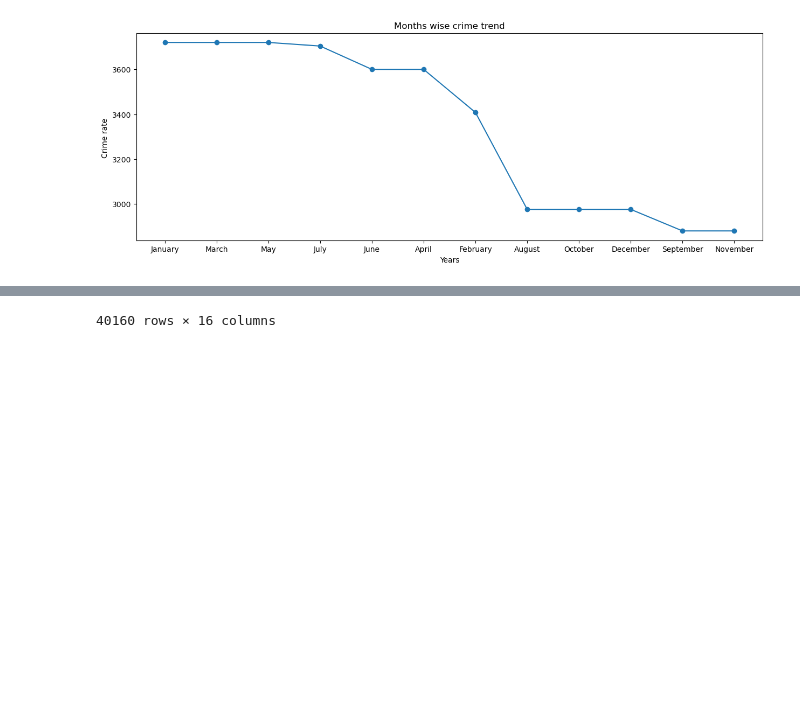
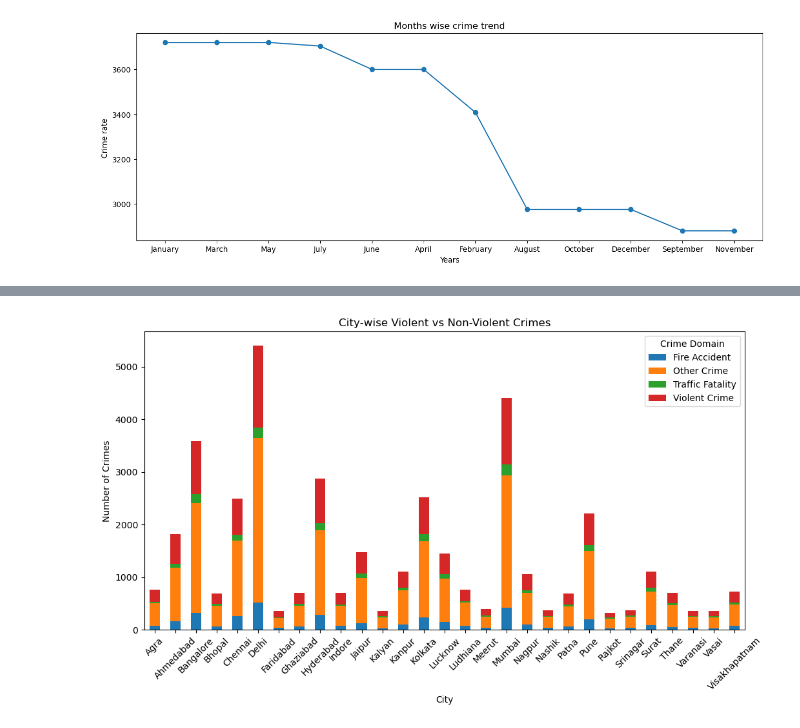
Before and after one commit to Abhishek-8050/DATA_ANALYST_JUPYTER, a Jupyter notebook: MATPLOTLIB/QUESTIONS SOLVING MATPLOTLIB/Crime Data.ipynb, the cells around one changed output, grey strips where cells are left out. Drawn from its saved outputs; the diff is of its cells as text; code cells hidden in the pictures; blank space fills up the shorter version.

```diff
--- a/MATPLOTLIB/QUESTIONS SOLVING MATPLOTLIB/Crime Data.ipynb
+++ b/MATPLOTLIB/QUESTIONS SOLVING MATPLOTLIB/Crime Data.ipynb
@@ -175,5 +175,17 @@ plt.show()
 [figure]
 # %%
 # Q9. City-wise violent crimes ka stacked bar chart banao. Har city me violent vs non-violent compare karo.
-df
+ct =  df.groupby('City')['Crime Domain'].val
+ct.plot(
+    kind='bar',
+    stacked=True,
+    figsize=(12,6)
+)
+
+plt.xlabel('City')
+plt.ylabel('Number of Crimes')
+plt.title('City-wise Violent vs Non-Violent Crimes')
+
+plt.xticks(rotation=45)
+plt.show()
 # %% [output]
@@ -192 +192 @@ df
-40160 rows × 16 columns
+[figure, added]
```
Also changed, not shown: parts of 1 cell of this notebook.
